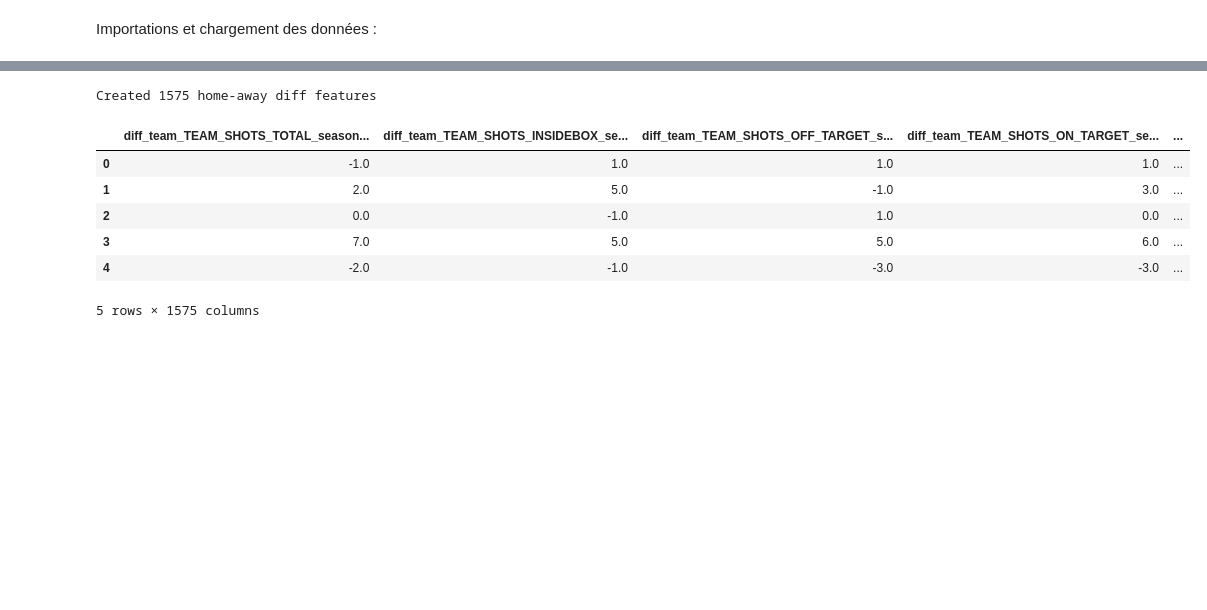
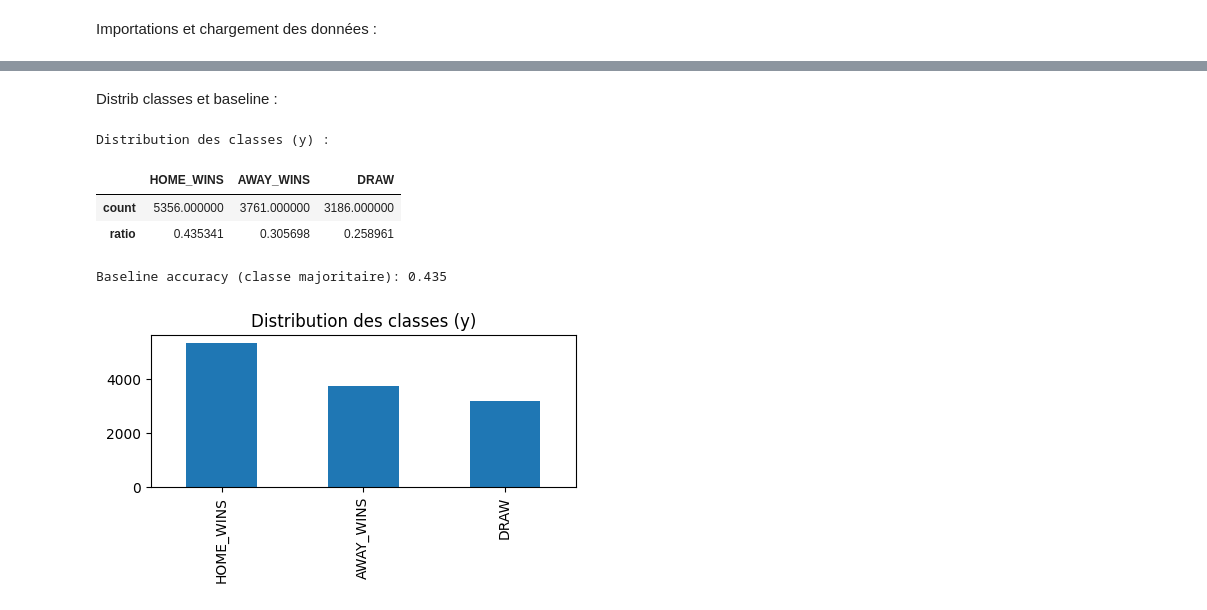
Before and after one commit to clementgoy/football-prediction, a Jupyter notebook: notebook/stats_infos_sur_data.ipynb, the cells around one changed output, grey strips where cells are left out. Drawn from its saved outputs; the diff is of its cells as text; code cells hidden in the pictures; blank space fills up the shorter version.

```diff
--- a/notebook/stats_infos_sur_data.ipynb
+++ b/notebook/stats_infos_sur_data.ipynb
@@ -86,22 +128,42 @@ if ys is not None and 'goal_diff_home_away' in ys.columns:
+# %% [markdown]
+Distrib classes et baseline :
 # %%
-# Automatically compute 'home - away' differences for features that come in pairs.
-home_cols = [c for c in X.columns if c.startswith('home_') and c != 'id']
-diff_cols = []
-for hc in home_cols:
-    ac = 'away_' + hc[len('home_'):]
-    if ac in X.columns:
-        diff_name = 'diff_' + hc[len('home_'):]
-        df[diff_name] = X[hc] - X[ac]
-        diff_cols.append(diff_name)
+def class_distribution(y_df: pd.DataFrame):
+    if y_df is None:
+        print("Pas de y_train_aligned, distribution des classes indisponible.")
+        return
+    cols = ["HOME_WINS","DRAW","AWAY_WINS"]
+    for c in cols:
+        if c not in y_df.columns:
+            print(f"Colonne manquante dans y: {c}")
+            return
+    counts = {
+        "HOME_WINS": int(y_df["HOME_WINS"].sum()),
+        "DRAW":      int(y_df["DRAW"].sum()),
+        "AWAY_WINS": int(y_df["AWAY_WINS"].sum())
+    }
+    tot = sum(counts.values())
+    dist = pd.Series(counts).sort_values(ascending=False)
+    print("Distribution des classes (y) :")
+    display(pd.DataFrame({"count": dist, "ratio": dist/tot}).T)
 
-print(f"Created {len(diff_cols)} home-away diff features")
-df[diff_cols].head(5) if len(diff_cols) else df.head(3)
+    # baseline "majority class"
+    majority_acc = dist.iloc[0] / tot if tot else np.nan
+    print(f"Baseline accuracy (classe majoritaire): {majority_acc:.3f}")
+
+    # petit barplot
+    plt.figure(figsize=(5,3))
+    dist.plot(kind="bar")
+    plt.title("Distribution des classes (y)")
+    plt.tight_layout()
+    plt.show()
+
+if y is not None:
+    class_distribution(y)
 # %% [output]
-Created 1575 home-away diff features
+Distribution des classes (y) :
-|  | diff_team_TEAM_SHOTS_TOTAL_season... | diff_team_TEAM_SHOTS_INSIDEBOX_se... | diff_team_TEAM_SHOTS_OFF_TARGET_s... | diff_team_TEAM_SHOTS_ON_TARGET_se... | ... |
-| 0 | -1.0 | 1.0 | 1.0 | 1.0 | ... |
-| 1 | 2.0 | 5.0 | -1.0 | 3.0 | ... |
-| 2 | 0.0 | -1.0 | 1.0 | 0.0 | ... |
-| 3 | 7.0 | 5.0 | 5.0 | 6.0 | ... |
-| 4 | -2.0 | -1.0 | -3.0 | -3.0 | ... |
+|  | HOME_WINS | AWAY_WINS | DRAW |
+| count | 5356.000000 | 3761.000000 | 3186.000000 |
+| ratio | 0.435341 | 0.305698 | 0.258961 |
-5 rows × 1575 columns
+Baseline accuracy (classe majoritaire): 0.435
+[figure, added]
```
Also changed, not shown: parts of 18 cells of this notebook.
